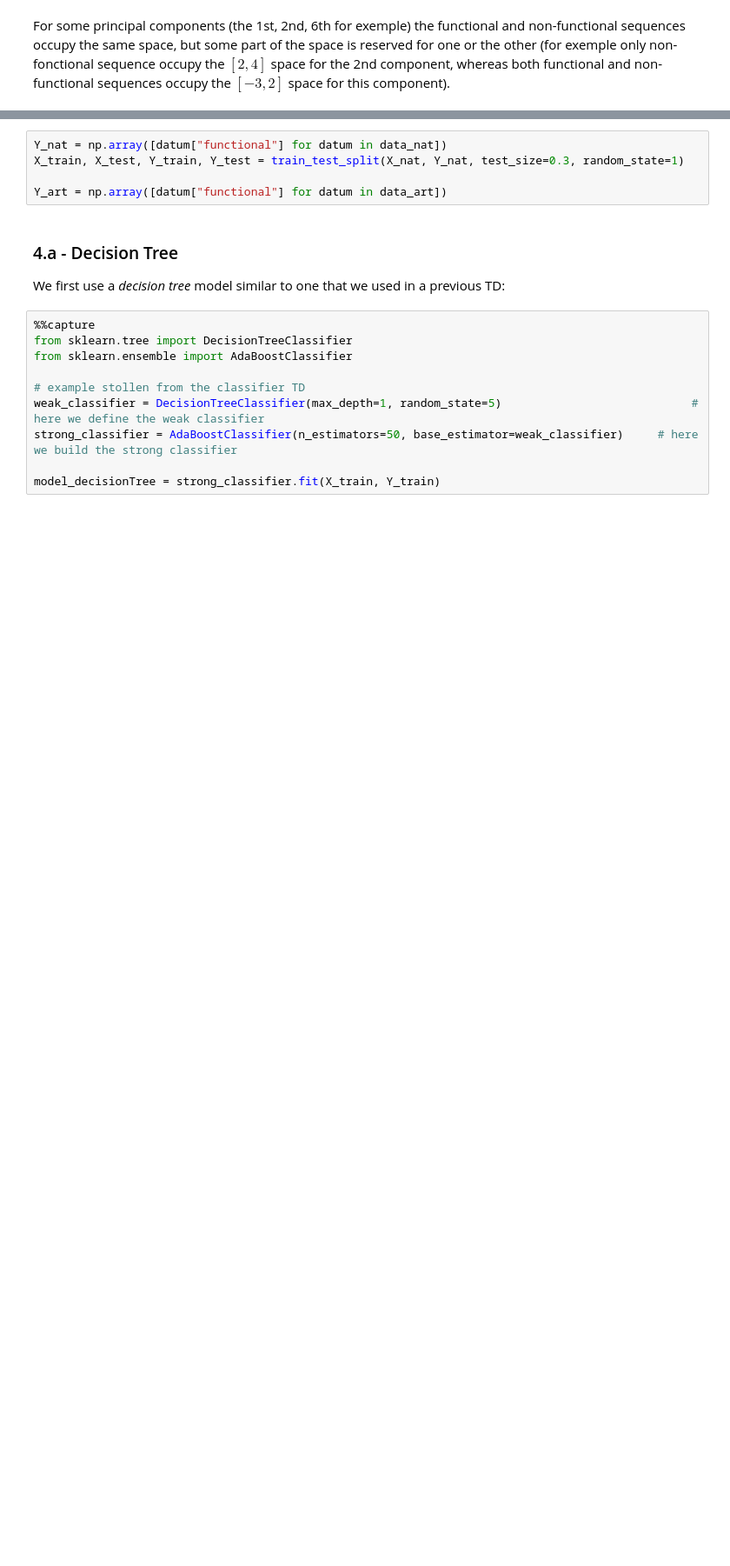
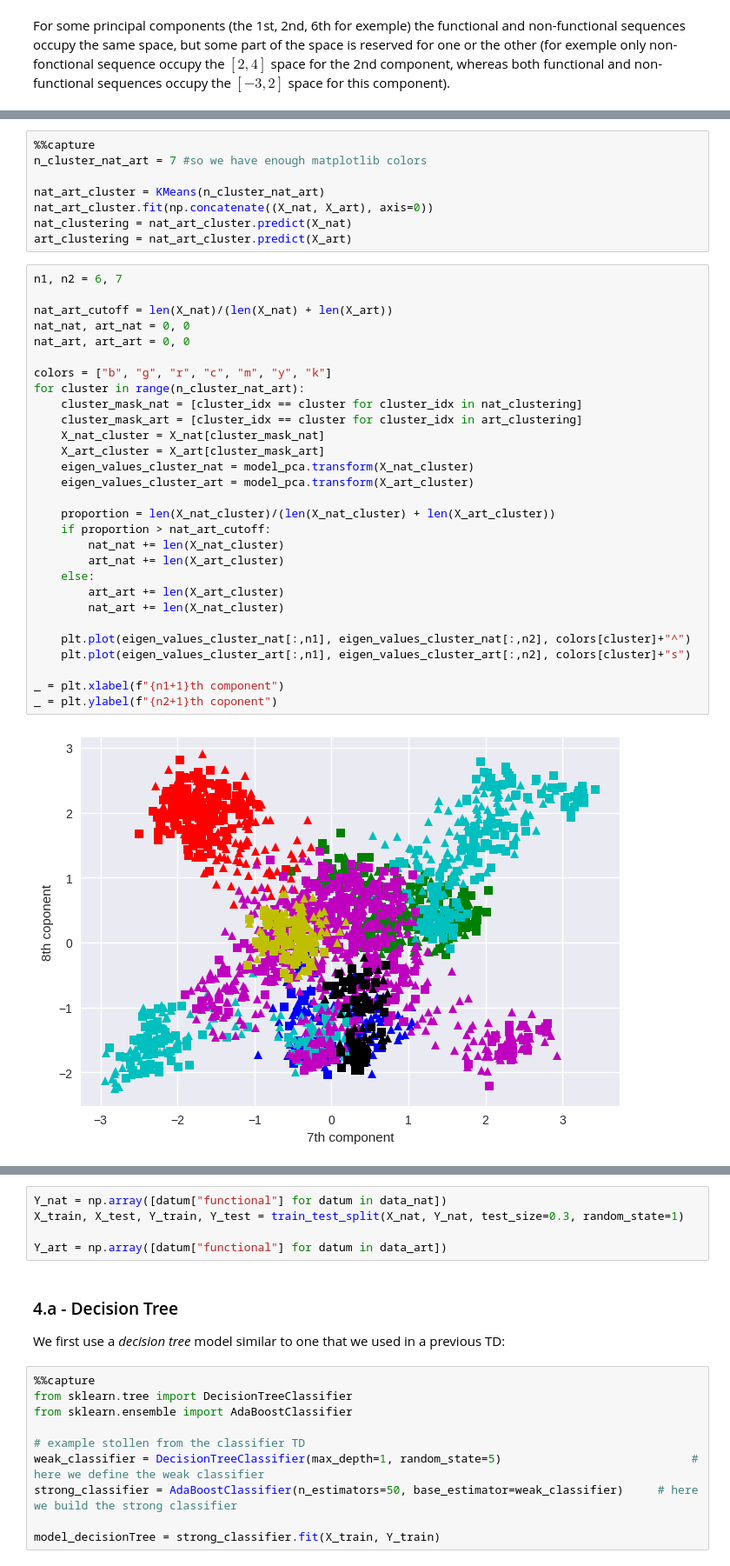
Before and after one commit to jolatechno/cours-ENS, a Jupyter notebook: cours/M2/machine_learning/PCS_CompSci_Project/project_joseph_touzet.ipynb, the cells around one changed output, grey strips where cells are left out. Shown: that part at 87% size. Cells and saved outputs as stored; diff of their text form; blank space fills up the shorter version.

```diff
--- a/cours/M2/machine_learning/PCS_CompSci_Project/project_joseph_touzet.ipynb
+++ b/cours/M2/machine_learning/PCS_CompSci_Project/project_joseph_touzet.ipynb
@@ -217,0 +276,39 @@ We will now train a model that can classify between functional and non-functiona
+# %%
+%%capture
+n_cluster_nat_art = 7 #so we have enough matplotlib colors
+
+nat_art_cluster = KMeans(n_cluster_nat_art)
+nat_art_cluster.fit(np.concatenate((X_nat, X_art), axis=0))
+nat_clustering = nat_art_cluster.predict(X_nat)
+art_clustering = nat_art_cluster.predict(X_art)
+# %%
+n1, n2 = 6, 7
+
+nat_art_cutoff = len(X_nat)/(len(X_nat) + len(X_art))
+nat_nat, art_nat = 0, 0
+nat_art, art_art = 0, 0
+
+colors = ["b", "g", "r", "c", "m", "y", "k"]
+for cluster in range(n_cluster_nat_art):
+    cluster_mask_nat = [cluster_idx == cluster for cluster_idx in nat_clustering]
+    cluster_mask_art = [cluster_idx == cluster for cluster_idx in art_clustering]
+    X_nat_cluster = X_nat[cluster_mask_nat]
+    X_art_cluster = X_art[cluster_mask_art]
+    eigen_values_cluster_nat = model_pca.transform(X_nat_cluster)
+    eigen_values_cluster_art = model_pca.transform(X_art_cluster)
+
+    proportion = len(X_nat_cluster)/(len(X_nat_cluster) + len(X_art_cluster))
+    if proportion > nat_art_cutoff:
+        nat_nat += len(X_nat_cluster)
+        art_nat += len(X_art_cluster)
+    else:
+        art_art += len(X_art_cluster)
+        nat_art += len(X_nat_cluster)
+
+    plt.plot(eigen_values_cluster_nat[:,n1], eigen_values_cluster_nat[:,n2], colors[cluster]+"^")
+    plt.plot(eigen_values_cluster_art[:,n1], eigen_values_cluster_art[:,n2], colors[cluster]+"s")
+
+_ = plt.xlabel(f"{n1+1}th component")
+_ = plt.ylabel(f"{n2+1}th coponent")
+# %% [output]
+[figure, added]
```
Also changed, not shown: parts of 32 cells of this notebook, 1 other file.
